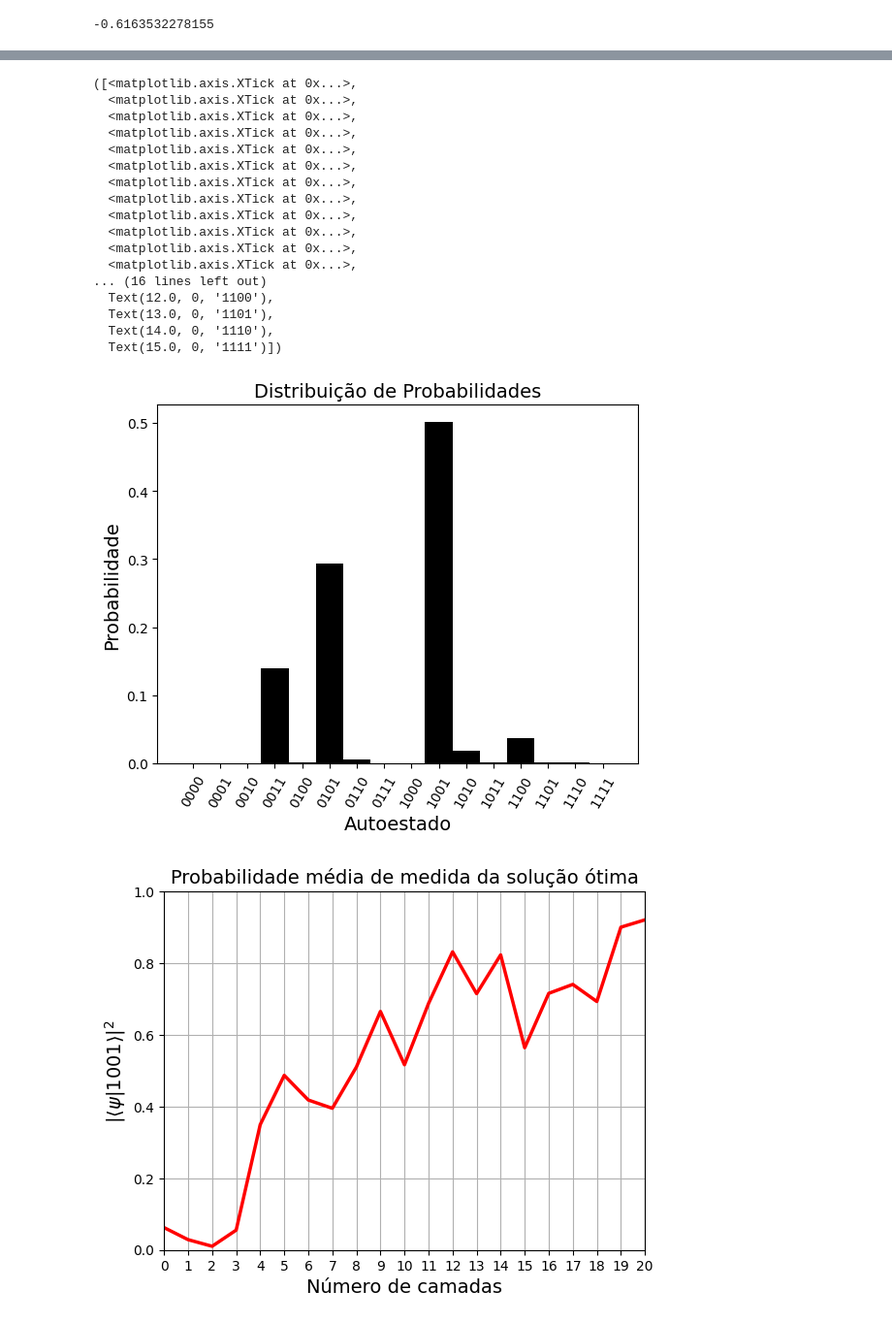
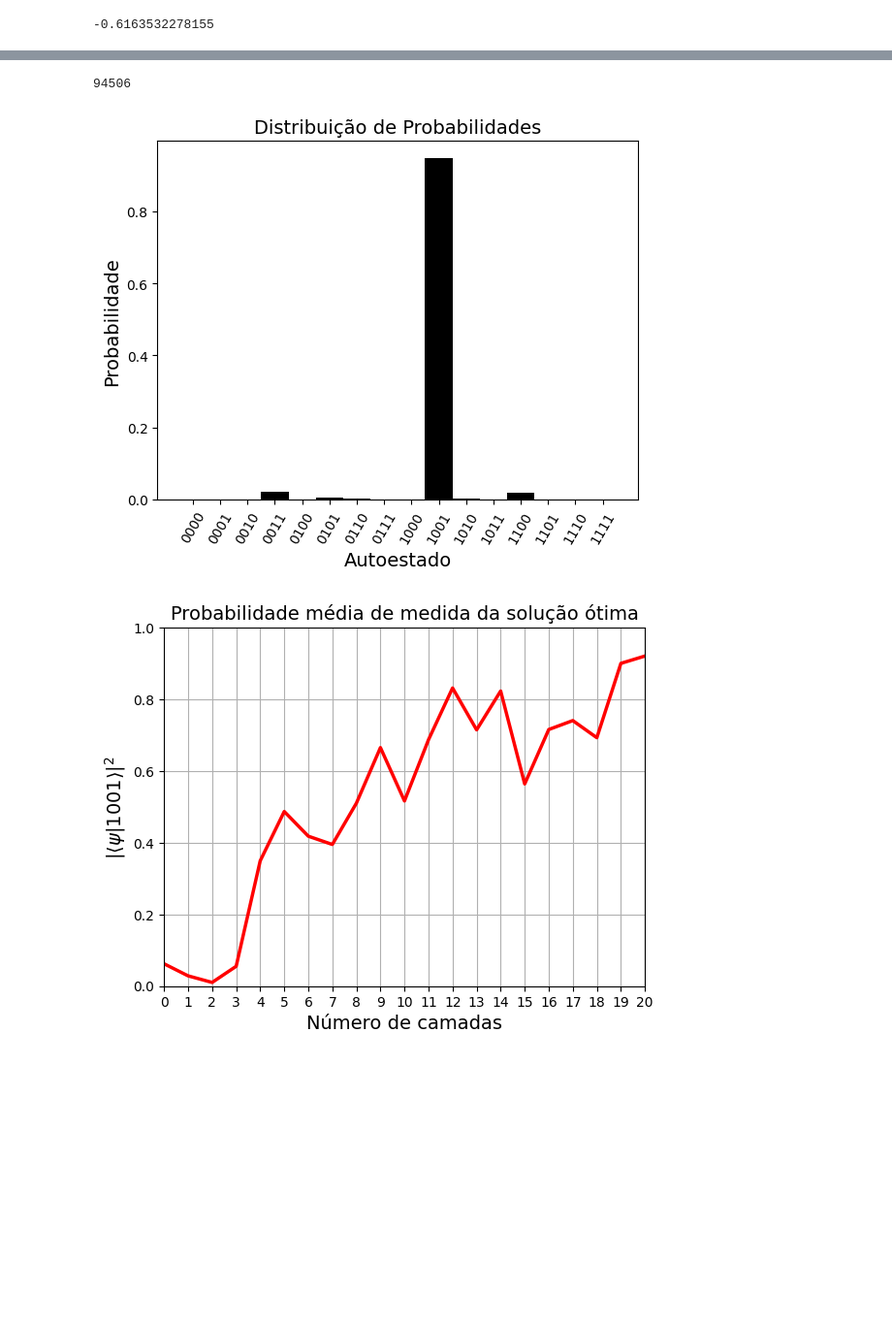
Before and after one commit to Quantuloop/computacao-quantica-aplicada-ao-mercado-financeiro, a Jupyter notebook: QAOA_ket.ipynb, the cells around one changed output, grey strips where cells are left out. Shown at 97% size. Saved outputs shown, nothing was run; the diff lists cells and outputs as text; code cells hidden in the pictures; blank space fills up the shorter version.

Commit message:
Refac QAOA

```diff
--- a/QAOA_ket.ipynb
+++ b/QAOA_ket.ipynb
@@ -111,13 +86,3 @@ beta_size = num_layers
 # %% [markdown]
 ![image.png](attachment:image.png)
-# %%
-# ENERGIAS DO HAMILTONIANO QUE SERÃO CALCULADAS PARA OS AUTOESTADOS MEDIDOS
-
-def energy(x):
-    H = -((mu[0]*x[0]+mu[1]*x[1]+mu[2]*x[2]+mu[3]*x[3]) -
-          q*(cov[0][1]*x[0]*x[1] + cov[0][2]*x[0]*x[2] +
-             cov[0][3]*x[0]*x[3] + cov[1][2]*x[1]*x[2] +
-             cov[1][3]*x[1]*x[3] + cov[2][3]*x[2]*x[3]) -
-          lamb*(B - x[0]-x[1]-x[2]-x[3])**2)
-    return H
 # %%
@@ -125,17 +90,5 @@ energy([1, 0, 0, 1])
 # %% [output]
 -0.6163532278155
 # %%
-def cost_function(param):
-    qubits = var_circuit(param[:int((len(param)/2))],
-                         param[(int(len(param)/2)):-1],
-                         num_layers=num_layers,
-                         num_qubits=num_qubits)
-
-    result = dump(qubits)
-    exp_value = 0.0
-
-    for states, probs in zip(result.states, result.probabilities):
-        states = [int(i) for i in reversed(f'{states:0{num_qubits}b}')]
-        exp_value += energy(states)*probs
-
-    return exp_value
+num_layers=8
+cost_function(np.zeros(2*num_layers+1), num_layers=num_layers)
@@ -146 +97,3 @@ cost_function(np.zeros(2*num_layers+1))
+# %%
+data_file = 'data/test/test.5.3.json'
 # %%
@@ -198,31 +160,18 @@ for k in range(num_try):
-# %%
-# Plot da distribuição de probabilidades
-strings = ['0000', '0001', '0010', '0011', '0100', '0101', '0110', '0111',
-           '1000', '1001', '1010', '1011', '1100', '1101', '1110', '1111']
-probs = [abs(result.get_quantum_state()[int(i, 2)])**2 for i in strings]
-width = 1
-plt.bar(strings, probs, width=width, color='black')
-plt.xlabel('Autoestado',    size=14)
-plt.ylabel('Probabilidade', size=14)
-plt.title('Distribuição de Probabilidades', size=14)
-plt.xticks(strings, strings, rotation=60)
-# %% [output]
-([<matplotlib.axis.XTick at 0x...>,
-  <matplotlib.axis.XTick at 0x...>,
-  <matplotlib.axis.XTick at 0x...>,
-  <matplotlib.axis.XTick at 0x...>,
-  <matplotlib.axis.XTick at 0x...>,
-  <matplotlib.axis.XTick at 0x...>,
-  <matplotlib.axis.XTick at 0x...>,
-  <matplotlib.axis.XTick at 0x...>,
-  <matplotlib.axis.XTick at 0x...>,
-  <matplotlib.axis.XTick at 0x...>,
-  <matplotlib.axis.XTick at 0x...>,
-  <matplotlib.axis.XTick at 0x...>,
-... (16 lines left out)
-  Text(12.0, 0, '1100'),
-  Text(13.0, 0, '1101'),
-  Text(14.0, 0, '1110'),
-  Text(15.0, 0, '1111')])
-[figure, removed]
+# %%
+qaoa.num_quantum_executions()
+# %% [output]
+94506
+# %%
+prob1001_med, Hmin_med, best_result = qaoa.load_probMed_Hmin(0b1001, energy, data_file)
+# %%
+strings = [f'{i:0{num_qubits}b}' for i in range(1 << num_qubits)]
+probs = [best_result[str(int(state, 2))] for state in strings]
+plt.bar(strings, probs, width=1, color='black')
+plt.xlabel('Autoestado',    size=14)
+plt.ylabel('Probabilidade', size=14)
+plt.title('Distribuição de Probabilidades', size=14)
+plt.xticks(strings, strings, rotation=60)
+plt.show()
+# %% [output]
+[figure, added]
 # %%
```
Also changed, not shown: parts of 11 cells of this notebook, 3 other files.
